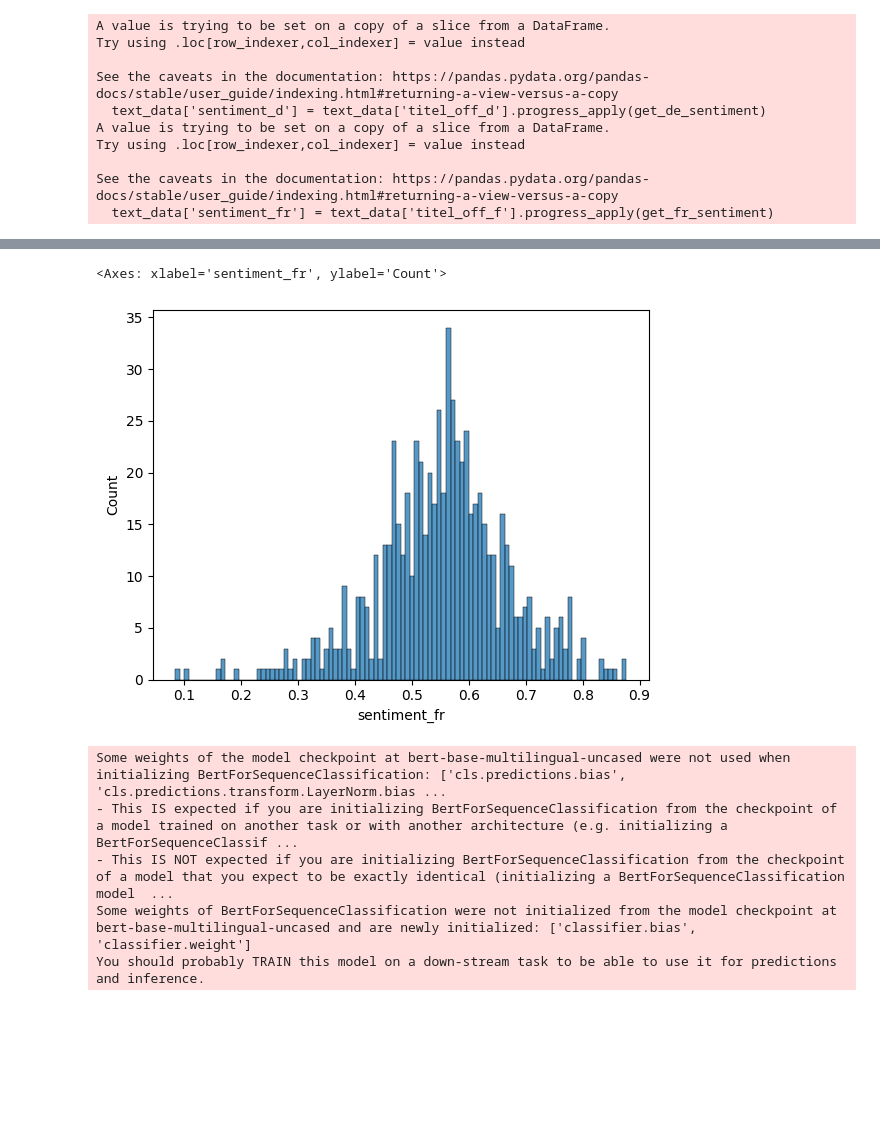
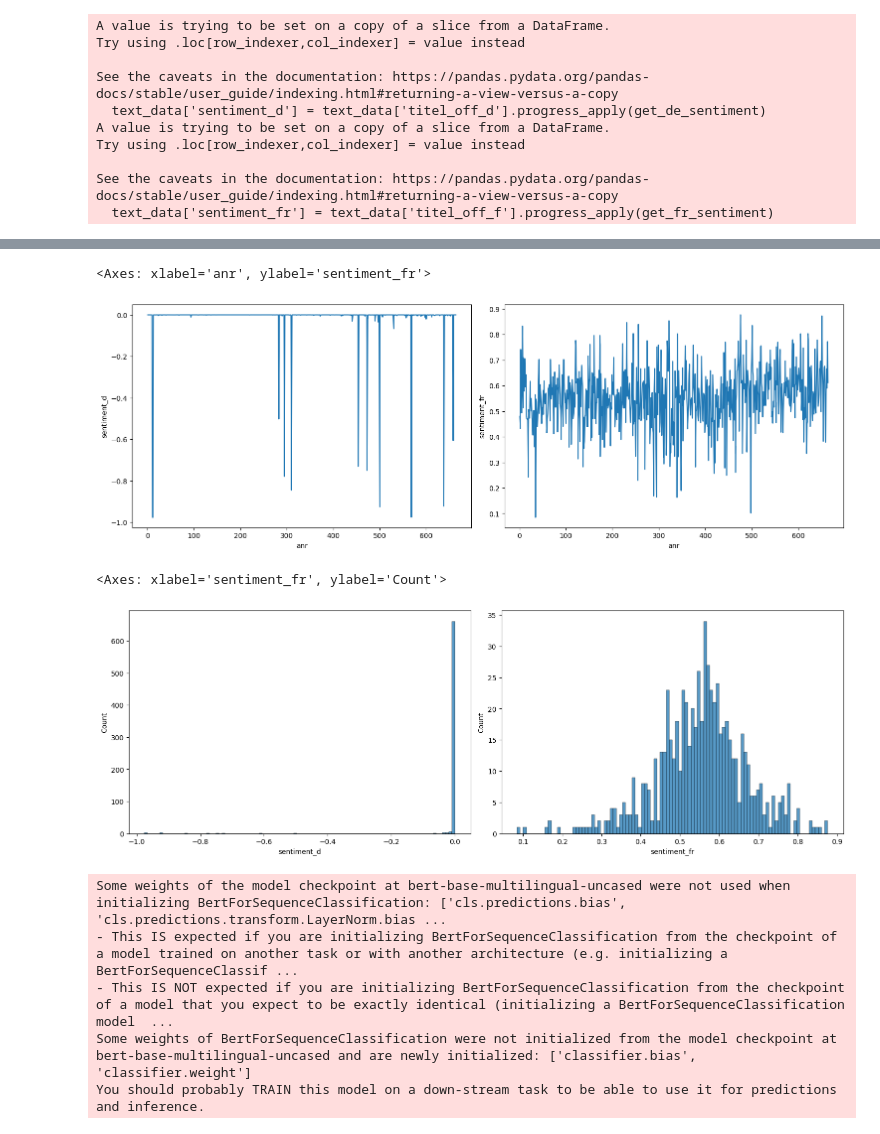
Before and after one commit to emilfunke/SwissVotingAnalysis, a Jupyter notebook: text_testing.ipynb, the cells around one changed output, grey strips where cells are left out. Cells and saved outputs as stored; diff of their text form; code cells hidden in the pictures; blank space fills up the shorter version.

Commit message:
plots prettier

```diff
--- a/text_testing.ipynb
+++ b/text_testing.ipynb
@@ -103,8 +60,17 @@ sns.lineplot(data=text_data, x='anr', y="sentiment_fr")
-# %%
-sns.histplot(data=text_data, x='sentiment_fr', bins=100)
-# %% [output]
-<Axes: xlabel='sentiment_fr', ylabel='Count'>
-[figure, removed]
+# %%
+fig, axs = plt.subplots(nrows=1,ncols=2, layout='constrained',figsize=(15,5))
+sns.lineplot(data=text_data, x='anr', y="sentiment_d", ax=axs[0])
+sns.lineplot(data=text_data, x='anr', y="sentiment_fr", ax=axs[1])
+# %% [output]
+<Axes: xlabel='anr', ylabel='sentiment_fr'>
+[figure, added]
+# %%
+fig, axs = plt.subplots(nrows=1,ncols=2, layout='constrained',figsize=(15,5))
+sns.histplot(data=text_data, x='sentiment_d', bins=100, ax=axs[0])
+sns.histplot(data=text_data, x='sentiment_fr', bins=100, ax=axs[1])
+# %% [output]
+<Axes: xlabel='sentiment_fr', ylabel='Count'>
+[figure, added]
 # %%
 from transformers import pipeline
 
```
Also changed, not shown: parts of 10 cells of this notebook.
